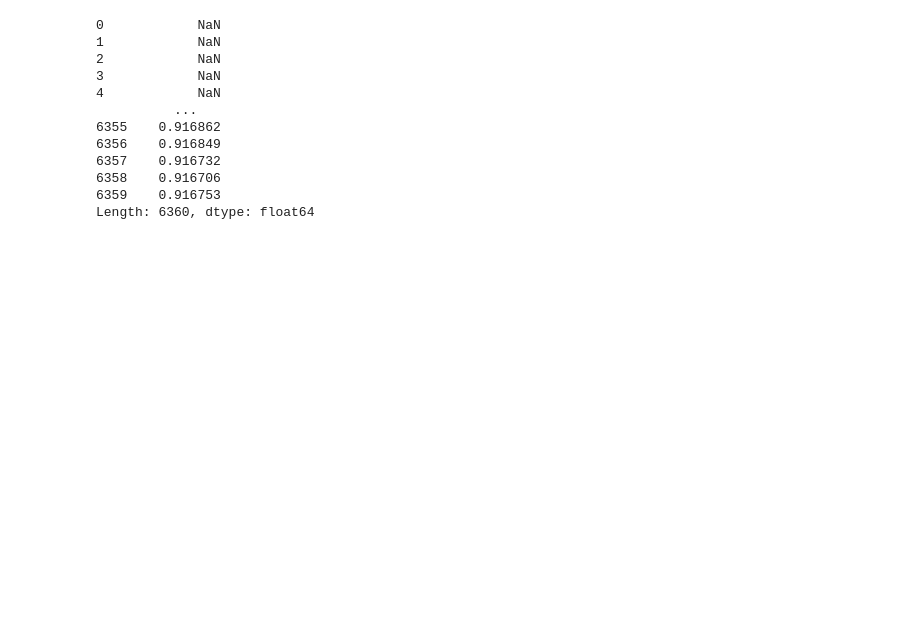
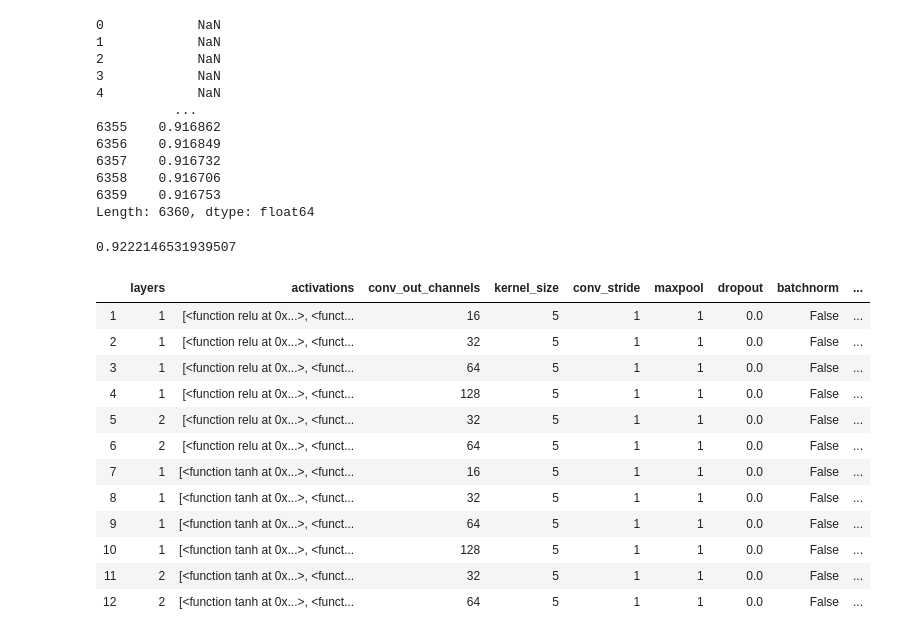
Before and after one commit to mar10nJohns1/AlgorithmicFairness, a Jupyter notebook: tuning.ipynb, the cells around one changed output. Saved outputs shown, nothing was run; the diff lists cells and outputs as text; code cells hidden in the pictures; blank space fills up the shorter version.

```diff
--- a/tuning.ipynb
+++ b/tuning.ipynb
@@ -152,3 +152,23 @@ pd.Series(df.loc[1,'train_accs']).rolling(window=600).mean()
 6358    0.916706
 6359    0.916753
 Length: 6360, dtype: float64
+# %%
+np.mean(df.loc[4,'train_accs'][-400:])
+# %% [output]
+0.9222146531939507
+# %%
+df
+# %% [output]
+|  | layers | activations | conv_out_channels | kernel_size | conv_stride | maxpool | dropout | batchnorm | ... |
+| 1 | 1 | [<function relu at 0x...>, <funct... | 16 | 5 | 1 | 1 | 0.0 | False | ... |
+| 2 | 1 | [<function relu at 0x...>, <funct... | 32 | 5 | 1 | 1 | 0.0 | False | ... |
+| 3 | 1 | [<function relu at 0x...>, <funct... | 64 | 5 | 1 | 1 | 0.0 | False | ... |
+| 4 | 1 | [<function relu at 0x...>, <funct... | 128 | 5 | 1 | 1 | 0.0 | False | ... |
+| 5 | 2 | [<function relu at 0x...>, <funct... | 32 | 5 | 1 | 1 | 0.0 | False | ... |
+| 6 | 2 | [<function relu at 0x...>, <funct... | 64 | 5 | 1 | 1 | 0.0 | False | ... |
+| 7 | 1 | [<function tanh at 0x...>, <funct... | 16 | 5 | 1 | 1 | 0.0 | False | ... |
+| 8 | 1 | [<function tanh at 0x...>, <funct... | 32 | 5 | 1 | 1 | 0.0 | False | ... |
+| 9 | 1 | [<function tanh at 0x...>, <funct... | 64 | 5 | 1 | 1 | 0.0 | False | ... |
+| 10 | 1 | [<function tanh at 0x...>, <funct... | 128 | 5 | 1 | 1 | 0.0 | False | ... |
+| 11 | 2 | [<function tanh at 0x...>, <funct... | 32 | 5 | 1 | 1 | 0.0 | False | ... |
+| 12 | 2 | [<function tanh at 0x...>, <funct... | 64 | 5 | 1 | 1 | 0.0 | False | ... |
```
Also changed, not shown: 1 other file.
